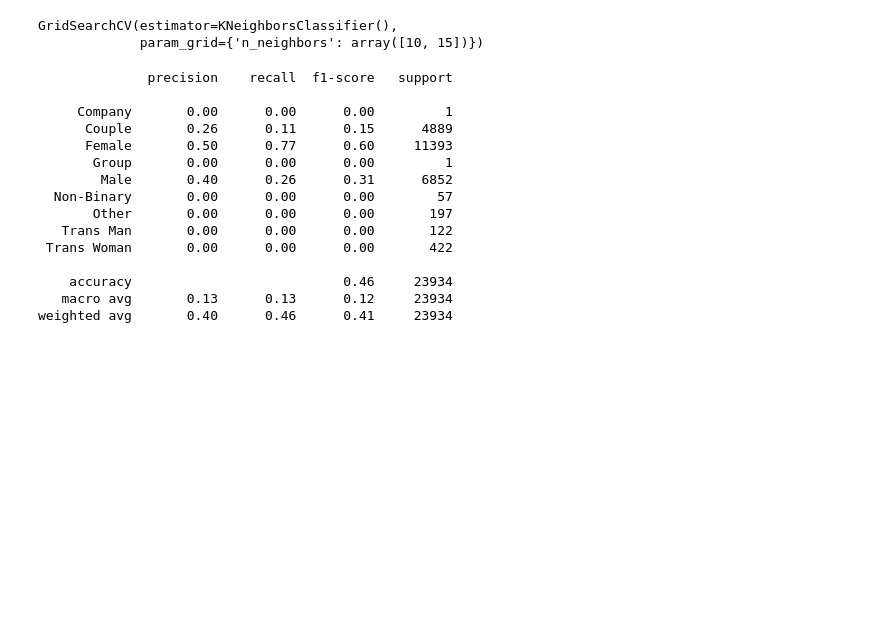
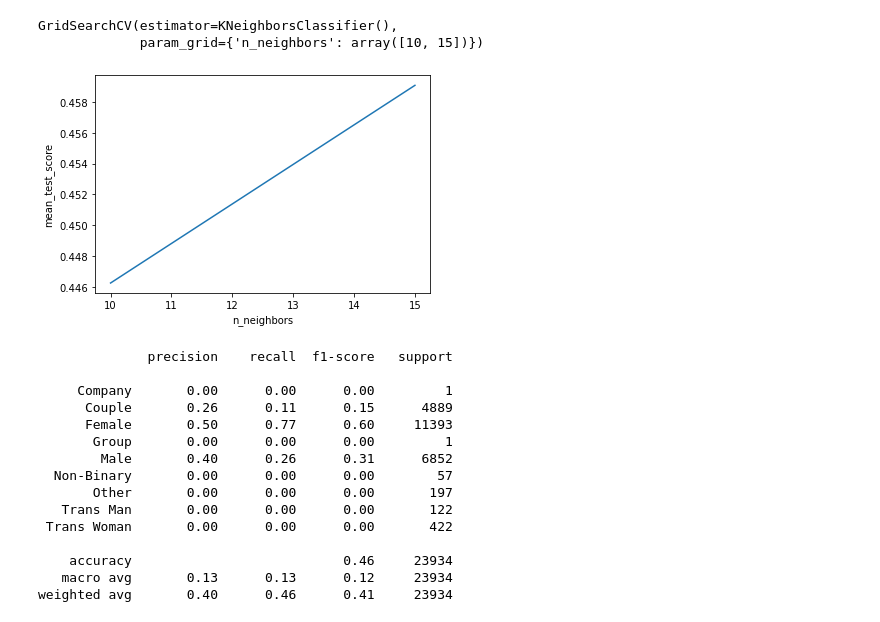
Before and after one commit to ignatovskiy/Data_Satanism, a Jupyter notebook: lab1/Lab 1.ipynb, the cells around one changed output. Saved outputs shown, nothing was run; the diff lists cells and outputs as text; code cells hidden in the pictures; blank space fills up the shorter version.

```diff
--- a/lab1/Lab 1.ipynb
+++ b/lab1/Lab 1.ipynb
@@ -290,7 +312,7 @@ weighted avg       0.45      0.49      0.39     23934
 # %%
-def plot_acc(x_ax, y_ax):
+def plot_acc(x_ax, y_ax, x_label):
     plt.plot(x_ax, y_ax)
-    plt.xlabel('n_neighbors')
+    plt.xlabel(x_label)
     plt.ylabel('mean_test_score')
 # %%
 n_neighbors = np.arange(10, 20, 5)
@@ -303,7 +325,9 @@ GridSearchCV(estimator=KNeighborsClassifier(),
 # %%
 cv_res = knn_grid.cv_results_['mean_test_score']
 # %%
-plot_acc(n_neighbors, cv_res)
+plot_acc(n_neighbors, cv_res, 'n_neighbors')
+# %% [output]
+[figure, added]
 # %%
 predicted = knn_grid.predict(x_test)
 # %%
```
Also changed, not shown: parts of 63 cells of this notebook.
